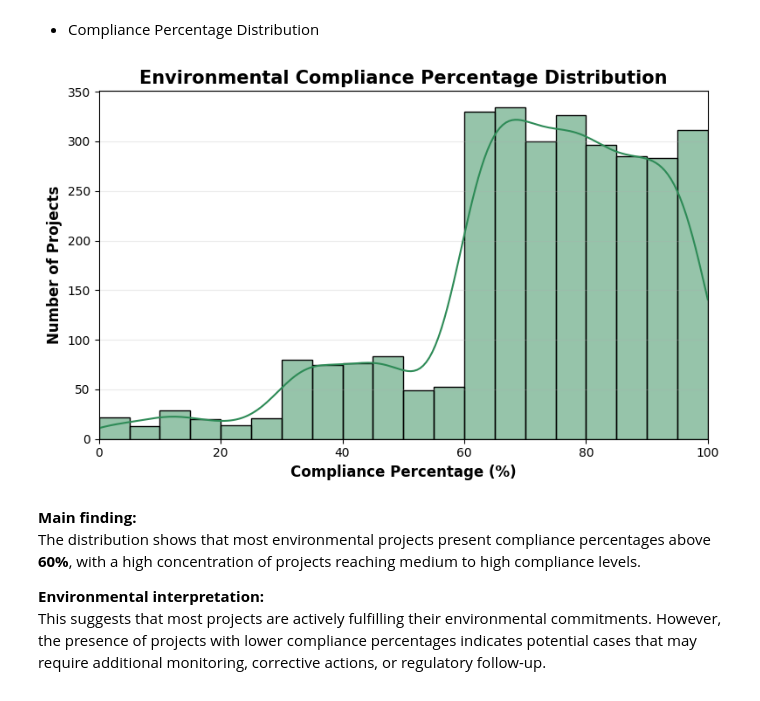
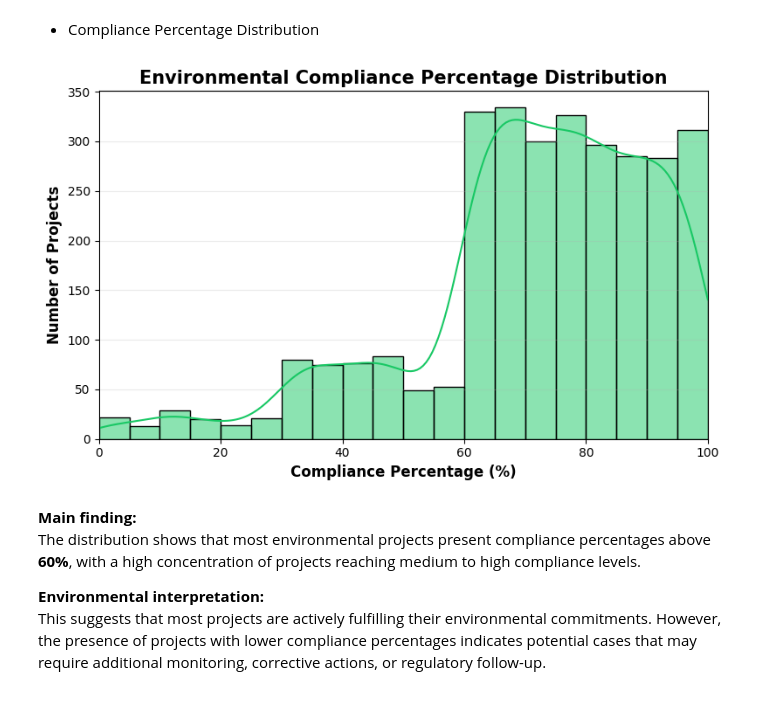
Before and after one commit to MakarenaAmpuero/Environmental_Risk_Prediction, a Jupyter notebook: notebooks/EDA_environmental_compliance.ipynb, the cells around one changed output. Saved outputs shown, nothing was run; the diff lists cells and outputs as text; code cells hidden in the pictures.

```diff
--- a/notebooks/EDA_environmental_compliance.ipynb
+++ b/notebooks/EDA_environmental_compliance.ipynb
@@ -584,7 +634,7 @@ sns.histplot(
     x="compliance_percentage",
     bins=20,
     kde=True,
-    color="#2E8B57",
+    color="#19C865",
     ax=ax
 )
 
@@ -605,34 +655,34 @@ ax.set_xlabel(
 
 ax.set_ylabel(
     "Number of Projects",
     fontsize=12,
     fontweight="bold"
 )
 
 
 ax.set_xlim(
     0,
     100
 )
 
 
 ax.tick_params(
     axis="both",
     labelsize=10
 )
 
 
 ax.grid(
     axis="y",
     alpha=0.25
 )
 
 
 plt.tight_layout()
 
 plt.show()
 # %% [output]
-[figure, old version]
+[figure, new version]
 # %% [markdown]
 **Main finding:**
 The distribution shows that most environmental projects present compliance percentages above **60%**, with a high concentration of projects reaching medium to high compliance levels.
```
Also changed, not shown: parts of 195 cells of this notebook.
